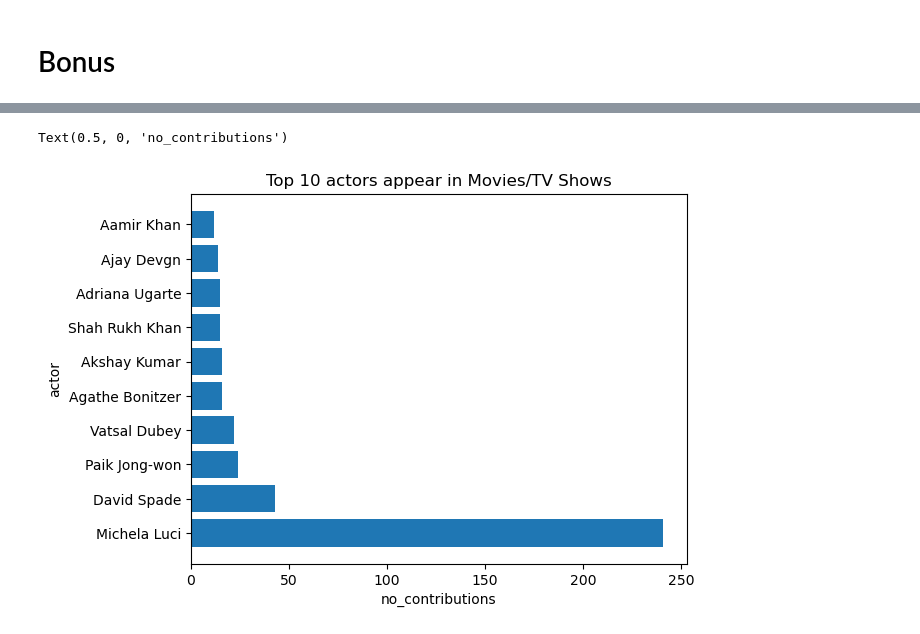
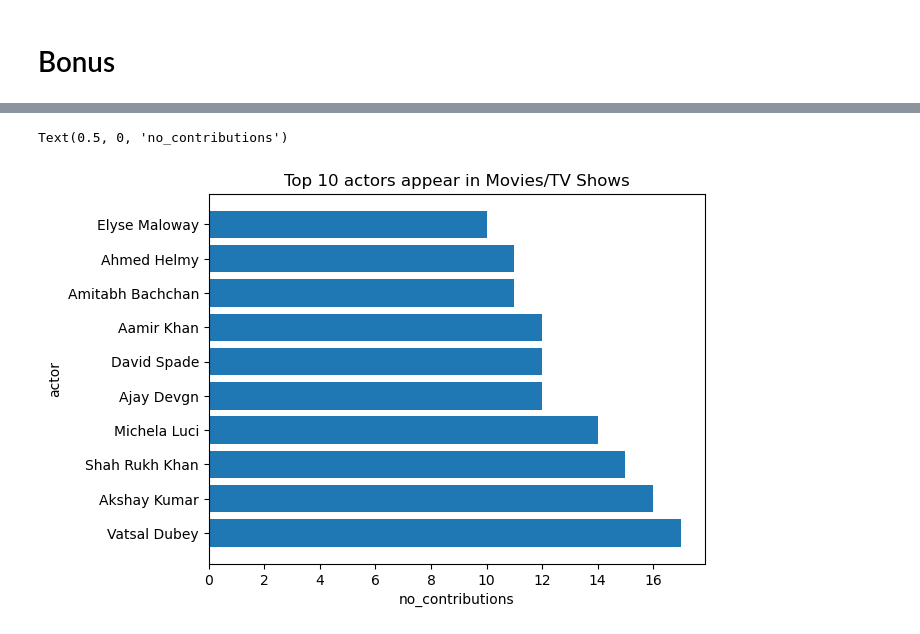
Before and after one commit to aashour06/Netflix_data, a Jupyter notebook: netflix.ipynb, the cells around one changed output, grey strips where cells are left out. Drawn from its saved outputs; the diff is of its cells as text; code cells hidden in the pictures.

```diff
--- a/netflix.ipynb
+++ b/netflix.ipynb
@@ -422,2 +344,0 @@ data
-# %%
-data.drop(columns=["date_added"],inplace=True)
@@ -456,8 +344,0 @@ data[data["Type"]=="Movie"]
-# %%
-def no_seasons(col):
-    if "Season" in col:
-        return int(col.split()[0])
-    else :
-        return 1
-
-data["no_seasons"]=data["duration"].transform(no_seasons)
@@ -463,0 +361,3 @@ data["no_seasons"]=data["duration"].transform(no_seasons)
+# %%
+data["duration_num"]=data["duration"].str.split(" ",expand=True)[0]
+data["duration_unit"]=data["duration"].str.split(" ",expand=True)[1]
@@ -479,0 +404,2 @@ data
+# %%
+data["duration_unit"]=data["duration_unit"].replace("Seasons","Season")
@@ -612,8 +539,8 @@ Name: count, Length: 3584, dtype: int64
 # %%
-plt.barh(data['actor1'].value_counts().head(10).index,data['actor1'].value_counts().head(10))
+plt.barh(data[data['actor1']!= "unknown"]['actor1'].value_counts().head(10).index,data[data['actor1']!= "unknown"]['actor1'].value_counts().head(10))
 plt.title("Top 10 actors appear in Movies/TV Shows")
 plt.ylabel("actor")
 plt.xlabel("no_contributions")
 # %% [output]
 Text(0.5, 0, 'no_contributions')
-[figure, old version]
+[figure, new version]
```
Also changed, not shown: parts of 68 cells of this notebook.
